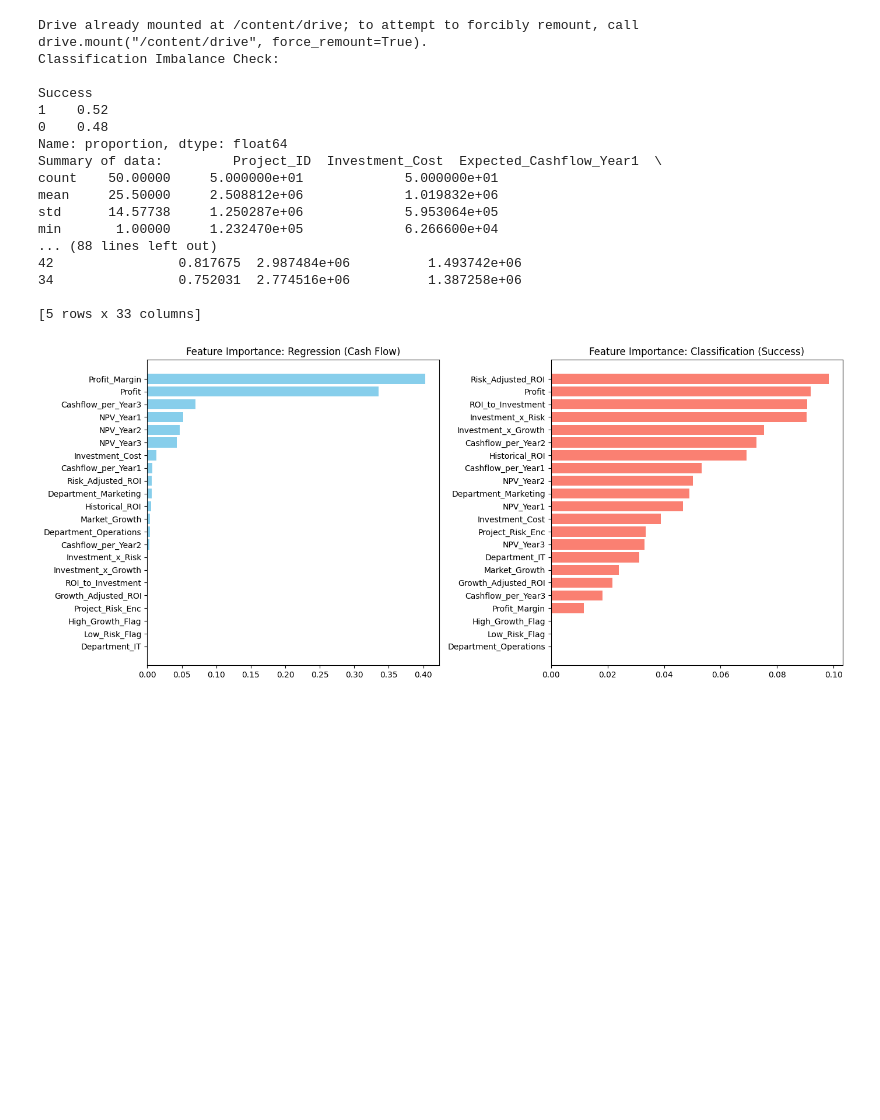
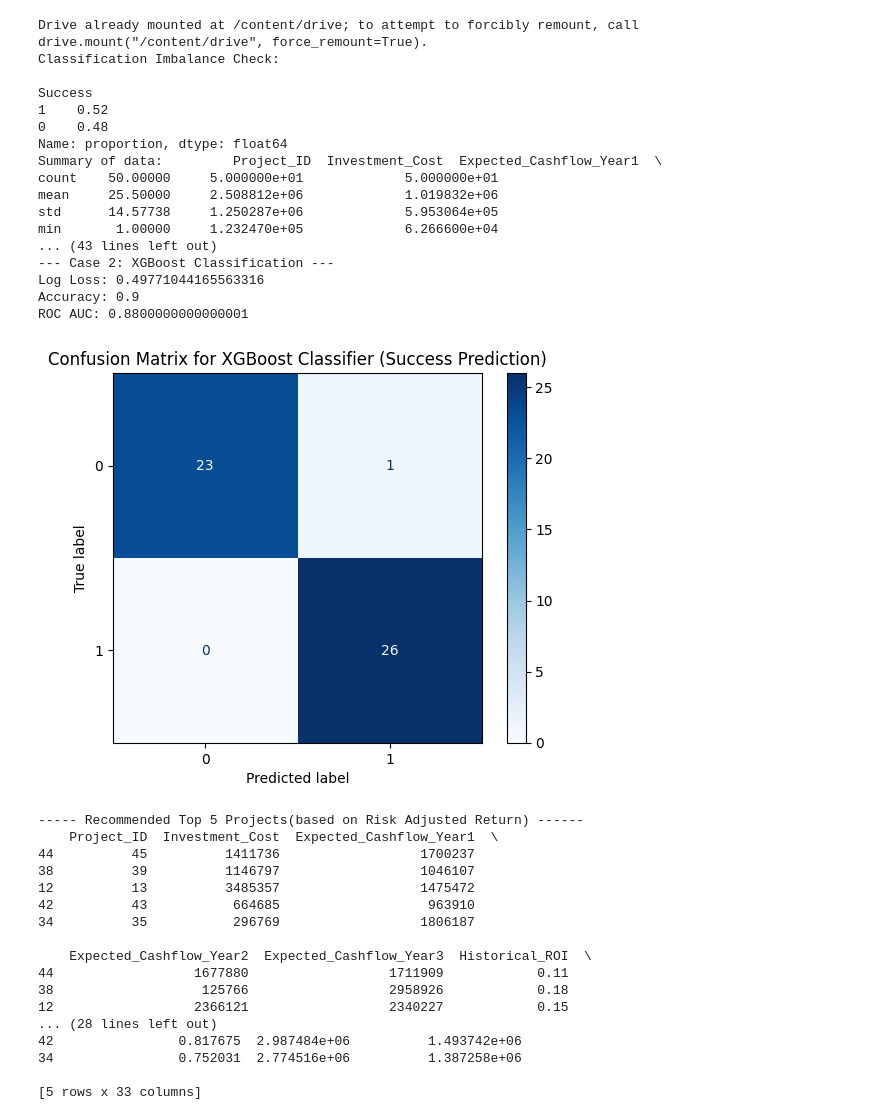
Before and after one commit to Susmita87/iitb-projects, a Jupyter notebook: problem-statement-1.ipynb, the cells around one changed output. Saved outputs shown, nothing was run; the diff lists cells and outputs as text; code cells hidden in the pictures; blank space fills up the shorter version.

```diff
--- a/problem-statement-1.ipynb
+++ b/problem-statement-1.ipynb
@@ -8,6 +8,7 @@ from sklearn.ensemble import RandomForestRegressor, RandomForestClassifier
 from xgboost import XGBRegressor, XGBClassifier
 from sklearn.linear_model import LogisticRegression
 from sklearn.metrics import mean_squared_error, log_loss, mean_absolute_error, r2_score, accuracy_score, roc_auc_score
+from sklearn.metrics import confusion_matrix, ConfusionMatrixDisplay
 import matplotlib.pyplot as plt
 import shap
 
@@ -136,6 +137,13 @@ final_cls_model = clf_xgb_model
 df_mod['Predicted_Cashflow'] = final_reg_model.predict(X)
 df_mod['Predicted_Success_Prob'] = final_cls_model.predict_proba(X)[:, 1]
 
+# Print Confusion Matrix
+cm = confusion_matrix(y_clf, final_cls_model.predict(X))
+disp = ConfusionMatrixDisplay(confusion_matrix=cm, display_labels=final_cls_model.classes_)
+disp.plot(cmap=plt.cm.Blues)
+plt.title('Confusion Matrix for XGBoost Classifier (Success Prediction)')
+plt.show()
+
 # EV Calculation for entire set
 df_mod['Predicted_EV'] = df_mod['Predicted_Success_Prob'] * (df_mod['Predicted_Cashflow'] - df_mod['Investment_Cost'])
 df_mod['Risk_Adjusted_Return'] = df_mod['Predicted_EV'] / (1 + df_mod['Project_Risk_Enc'])
@@ -167,36 +175,53 @@ ax[1].set_title('Feature Importance: Classification (Success)')
 
 plt.tight_layout()
 plt.show()
 
 # --- SHAPLY PLOT ---
 X_train_shap = X_train.copy()
 X_test_shap = X_test.copy()
 X_train_shap = X_train_shap.astype(float)
 X_test_shap = X_test_shap.astype(float)
 
 explainer = shap.Explainer(final_reg_model, X_train_shap)
 shap_values = explainer(X_test_shap, check_additivity=False)
 shap.summary_plot(shap_values)
 
 explainer = shap.Explainer(final_cls_model, X_train_shap)
 shap_values = explainer(X_test_shap, check_additivity=False)
 shap.summary_plot(shap_values)
 # %% [output]
 Drive already mounted at /content/drive; to attempt to forcibly remount, call drive.mount("/content/drive", force_remount=True).
 Classification Imbalance Check:
 
 Success
 1    0.52
 0    0.48
 Name: proportion, dtype: float64
 Summary of data:         Project_ID  Investment_Cost  Expected_Cashflow_Year1  \
 count    50.00000     5.000000e+01             5.000000e+01
 mean     25.50000     2.508812e+06             1.019832e+06
 std      14.57738     1.250287e+06             5.953064e+05
 min       1.00000     1.232470e+05             6.266600e+04
-... (88 lines left out)
-42                0.817675  2.987484e+06          1.493742e+06
-34                0.752031  2.774516e+06          1.387258e+06
-
-[5 rows x 33 columns]
+... (43 lines left out)
+--- Case 2: XGBoost Classification ---
+Log Loss: 0.49771044165563316
+Accuracy: 0.9
+ROC AUC: 0.8800000000000001
-[figure, old version]
+[figure, new version]
+----- Recommended Top 5 Projects(based on Risk Adjusted Return) ------
+    Project_ID  Investment_Cost  Expected_Cashflow_Year1  \
+44          45          1411736                  1700237
+38          39          1146797                  1046107
+12          13          3485357                  1475472
+42          43           664685                   963910
+34          35           296769                  1806187
+
+    Expected_Cashflow_Year2  Expected_Cashflow_Year3  Historical_ROI  \
+44                  1677880                  1711909            0.11
+38                   125766                  2958926            0.18
+12                  2366121                  2340227            0.15
+... (28 lines left out)
+42                0.817675  2.987484e+06          1.493742e+06
+34                0.752031  2.774516e+06          1.387258e+06
+
+[5 rows x 33 columns]
```
Also changed, not shown: parts of 1 cell of this notebook.
